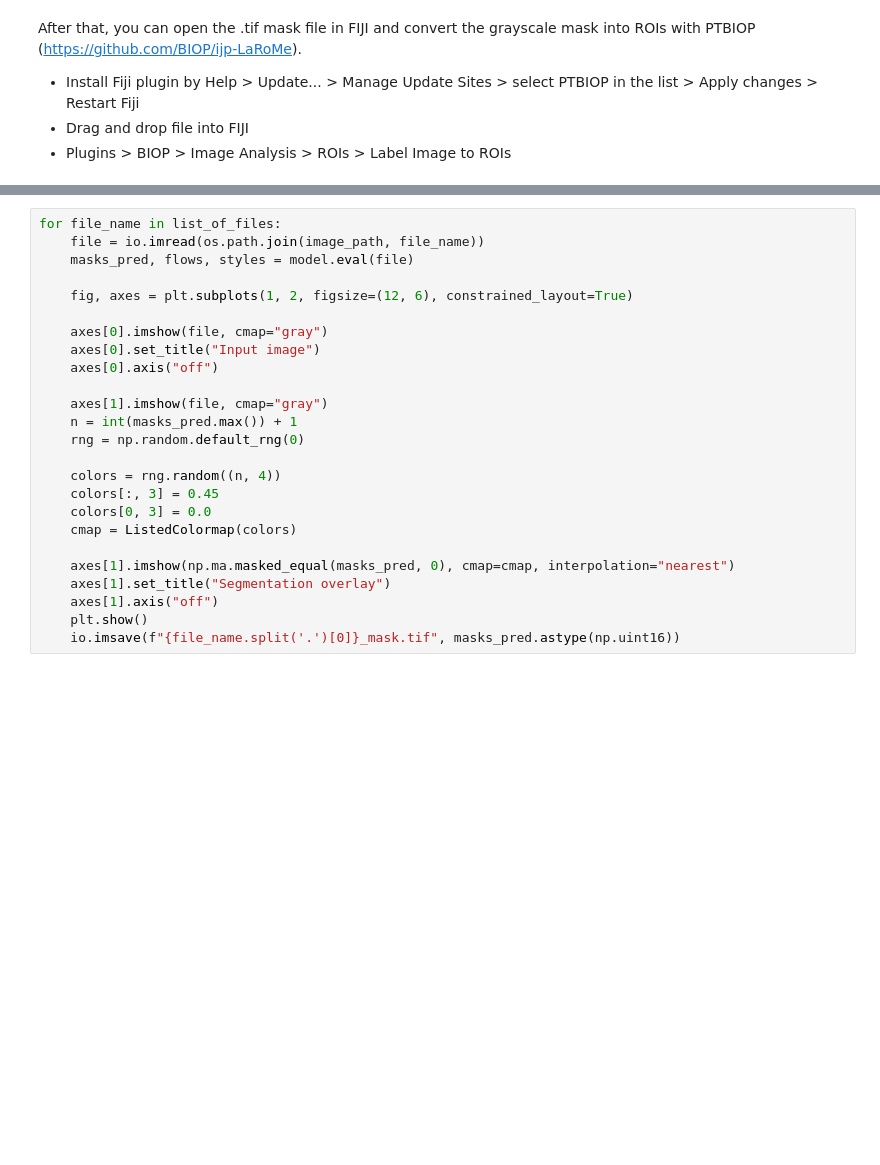
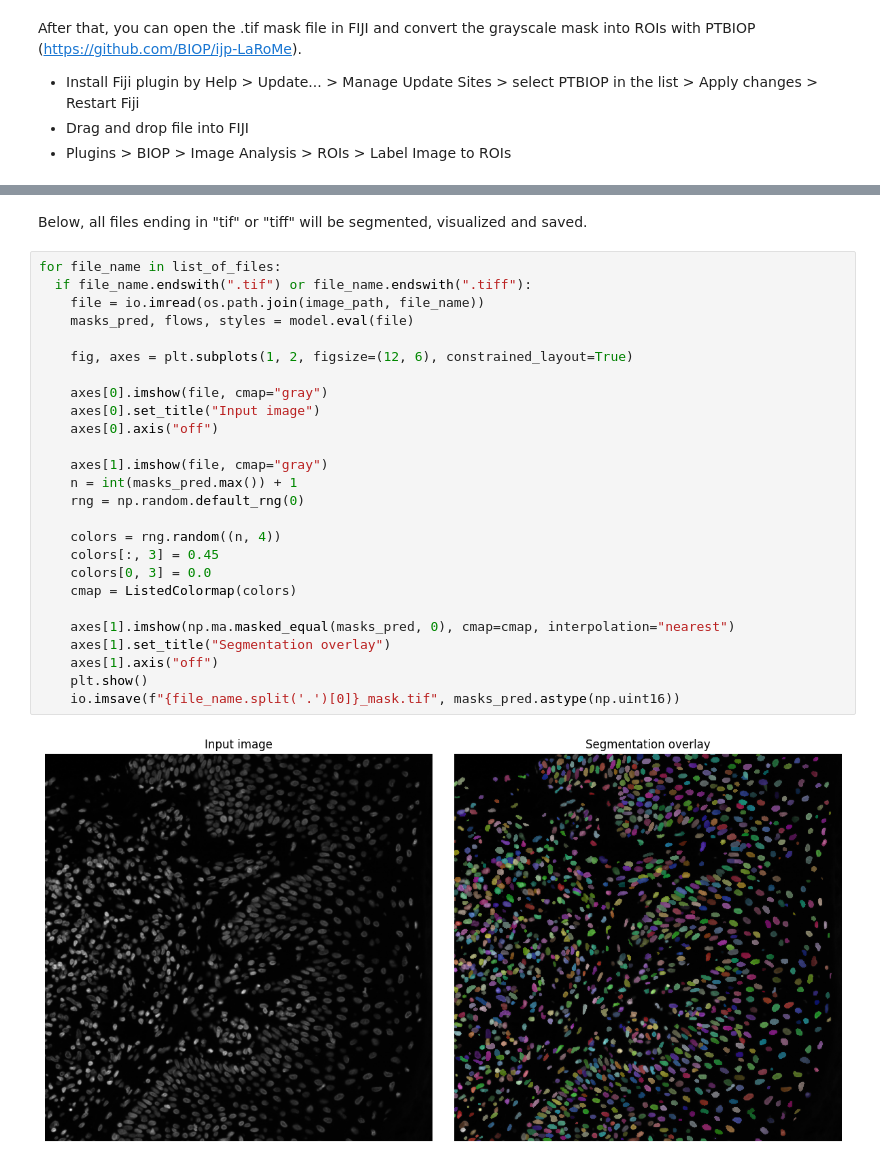
Before and after one commit to mirandaresearchlab/LCI_Workshop_2026, a Jupyter notebook: scripts/cellpose.ipynb, the cells around one changed output, grey strips where cells are left out. Saved outputs shown, nothing was run; the diff lists cells and outputs as text; blank space fills up the shorter version.

```diff
--- a/scripts/cellpose.ipynb
+++ b/scripts/cellpose.ipynb
@@ -75,25 +110,30 @@ FileNotFoundError: [Errno 2] No such file or directory: '/content/drive/MyDrive/
+# %% [markdown]
+Below, all files ending in "tif" or "tiff" will be segmented, visualized and saved.
 # %%
 for file_name in list_of_files:
+  if file_name.endswith(".tif") or file_name.endswith(".tiff"):
     file = io.imread(os.path.join(image_path, file_name))
     masks_pred, flows, styles = model.eval(file)
 
     fig, axes = plt.subplots(1, 2, figsize=(12, 6), constrained_layout=True)
 
     axes[0].imshow(file, cmap="gray")
     axes[0].set_title("Input image")
     axes[0].axis("off")
 
     axes[1].imshow(file, cmap="gray")
     n = int(masks_pred.max()) + 1
     rng = np.random.default_rng(0)
 
     colors = rng.random((n, 4))
     colors[:, 3] = 0.45
     colors[0, 3] = 0.0
     cmap = ListedColormap(colors)
 
     axes[1].imshow(np.ma.masked_equal(masks_pred, 0), cmap=cmap, interpolation="nearest")
     axes[1].set_title("Segmentation overlay")
     axes[1].axis("off")
     plt.show()
     io.imsave(f"{file_name.split('.')[0]}_mask.tif", masks_pred.astype(np.uint16))
+# %% [output]
+[figure, added]
```
Also changed, not shown: parts of 12 cells of this notebook.
